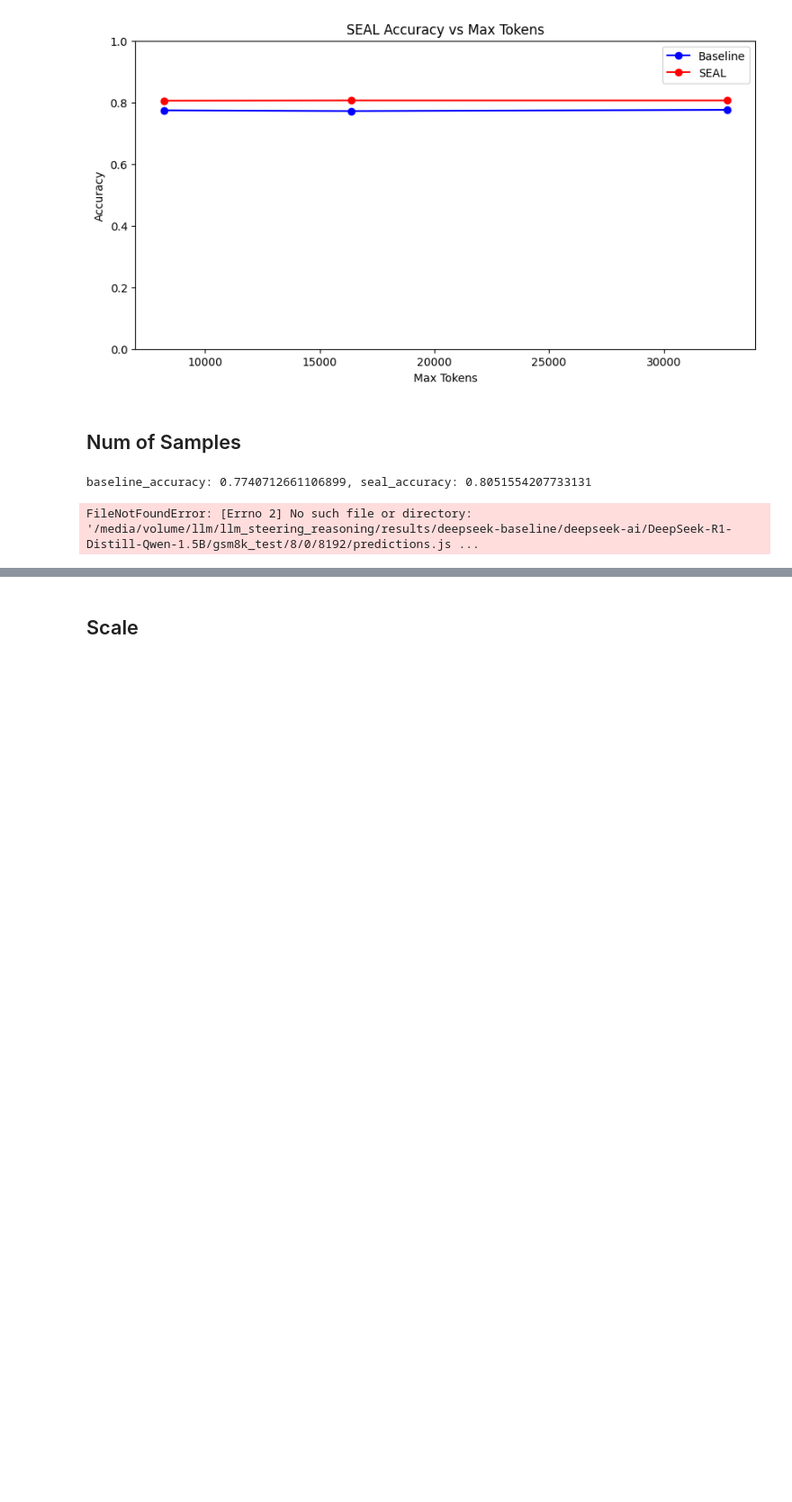
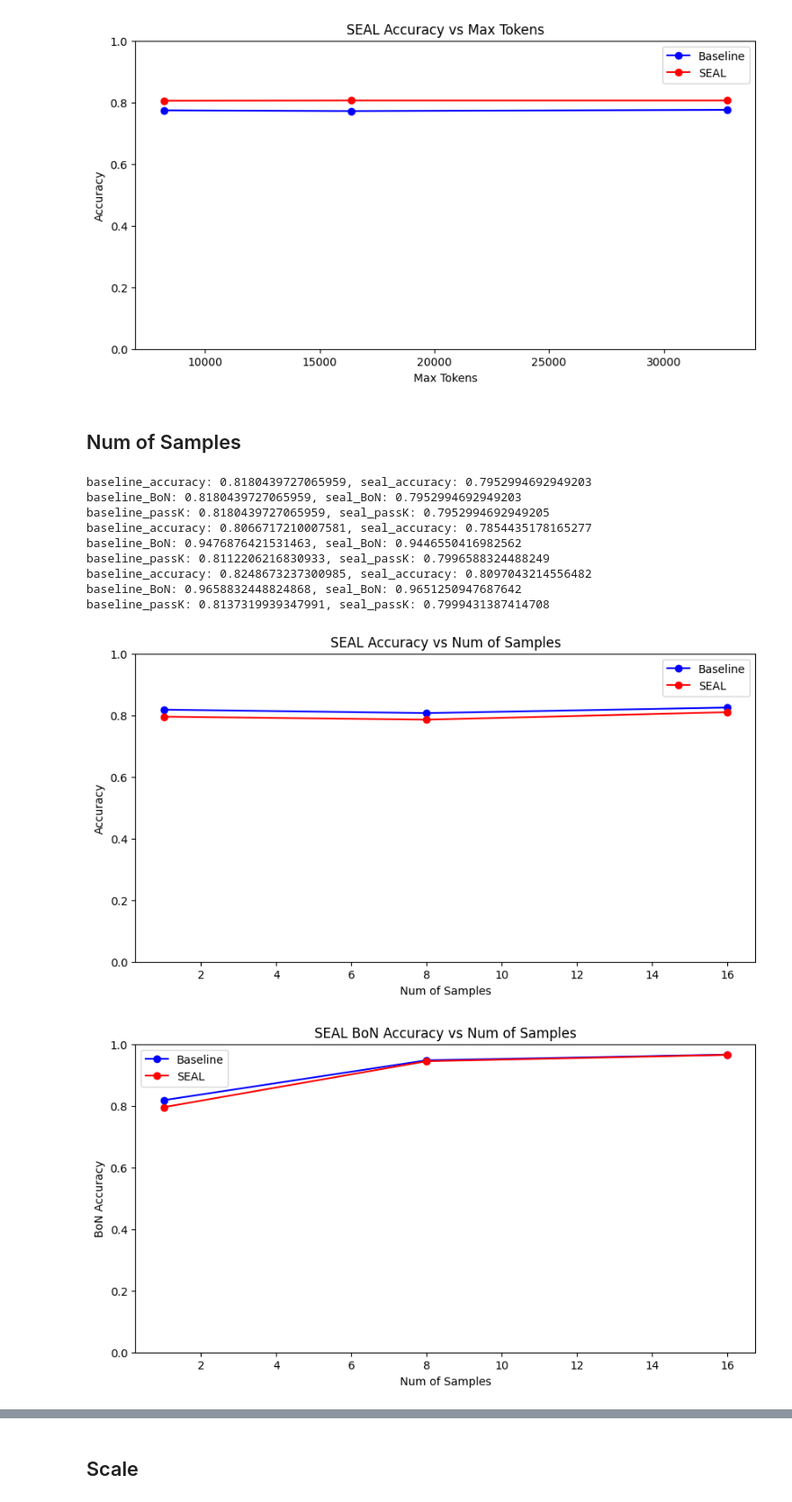
Before and after one commit to BartSu/llm_steering_reasoning, a Jupyter notebook: analysis/analyze.ipynb, the cells around one changed output, grey strips where cells are left out. Shown at 90% size. Drawn from its saved outputs; the diff is of its cells as text; code cells hidden in the pictures; blank space fills up the shorter version.

```diff
--- a/analysis/analyze.ipynb
+++ b/analysis/analyze.ipynb
@@ -160,23 +165,58 @@ baseline_accuracy: 0.775587566338135, seal_accuracy: 0.8059135708870356
 # %%
 num_samples = [1, 8, 16]
 baseline_accuracies = []
 seal_accuracies = []
+baseline_BoN_accuracies = []
+seal_BoN_accuracies = []
+baseline_passK_accuracies = []
+seal_passK_accuracies = []
+
 for num_sample in num_samples:
-    baseline_path = f"/media/volume/llm/llm_steering_reasoning/results/deepseek-baseline/deepseek-ai/DeepSeek-R1-Distill-Qwen-1.5B/gsm8k_test/{num_sample}/0/8192/predictions.jsonl"
-    seal_path = f"/media/volume/llm/llm_steering_reasoning/results/deepseek-seal/deepseek-ai/DeepSeek-R1-Distill-Qwen-1.5B/gsm8k_test/{num_sample}/0/8192/1/predictions.jsonl"
+    baseline_path = f"/media/volume/llm/llm_steering_reasoning/results/deepseek-baseline/deepseek-ai/DeepSeek-R1-Distill-Qwen-1.5B/gsm8k_test/{num_sample}/0.7/8192/predictions.jsonl"
+    seal_path = f"/media/volume/llm/llm_steering_reasoning/results/deepseek-seal/deepseek-ai/DeepSeek-R1-Distill-Qwen-1.5B/gsm8k_test/{num_sample}/0.7/8192/1/predictions.jsonl"
 
     baseline_accuracy = compile_predictions(baseline_path)
     seal_accuracy = compile_predictions(seal_path)
+    baseline_BoN, baseline_passK = compile_predictions_BoN_passK(baseline_path)
+    seal_BoN, seal_passK = compile_predictions_BoN_passK(seal_path)
+
     baseline_accuracies.append(baseline_accuracy)
     seal_accuracies.append(seal_accuracy)
+    baseline_BoN_accuracies.append(baseline_BoN)
+    seal_BoN_accuracies.append(seal_BoN)
+    baseline_passK_accuracies.append(baseline_passK)
+    seal_passK_accuracies.append(seal_passK)
     print(f"baseline_accuracy: {baseline_accuracy}, seal_accuracy: {seal_accuracy}")
+    print(f"baseline_BoN: {baseline_BoN}, seal_BoN: {seal_BoN}")
+    print(f"baseline_passK: {baseline_passK}, seal_passK: {seal_passK}")
 
 x = num_samples
 y = seal_accuracies
 x_label = "Num of Samples"
 y_label = "Accuracy"
 title = "SEAL Accuracy vs Num of Samples"
 draw_comparison_fig(x, baseline_accuracies, x, seal_accuracies, x_label, y_label, title)
+x = num_samples
+y = seal_BoN_accuracies
+x_label = "Num of Samples"
+y_label = "BoN Accuracy"
+title = "SEAL BoN Accuracy vs Num of Samples"
+draw_comparison_fig(x, baseline_BoN_accuracies, x, seal_BoN_accuracies, x_label, y_label, title)
+x = num_samples
+y = seal_passK_accuracies
+x_label = "Num of Samples"
+y_label = "Pass@K Accuracy"
+title = "SEAL Pass@K Accuracy vs Num of Samples"
+draw_comparison_fig(x, baseline_passK_accuracies, x, seal_passK_accuracies, x_label, y_label, title)
 # %% [output]
-baseline_accuracy: 0.7740712661106899, seal_accuracy: 0.8051554207733131
+baseline_accuracy: 0.8180439727065959, seal_accuracy: 0.7952994692949203
+baseline_BoN: 0.8180439727065959, seal_BoN: 0.7952994692949203
+baseline_passK: 0.8180439727065959, seal_passK: 0.7952994692949205
+baseline_accuracy: 0.8066717210007581, seal_accuracy: 0.7854435178165277
+baseline_BoN: 0.9476876421531463, seal_BoN: 0.9446550416982562
+baseline_passK: 0.8112206216830933, seal_passK: 0.7996588324488249
+baseline_accuracy: 0.8248673237300985, seal_accuracy: 0.8097043214556482
+baseline_BoN: 0.9658832448824868, seal_BoN: 0.9651250947687642
+baseline_passK: 0.8137319939347991, seal_passK: 0.7999431387414708
-FileNotFoundError: [Errno 2] No such file or directory: '/media/volume/llm/llm_steering_reasoning/results/deepseek-baseline/deepseek-ai/DeepSeek-R1-Distill-Qwen-1.5B/gsm8k_test/8/0/8192/predictions.js ...
+[figure, added]
+[figure, added]
```
Also changed, not shown: parts of 4 cells of this notebook, 4 other files.
